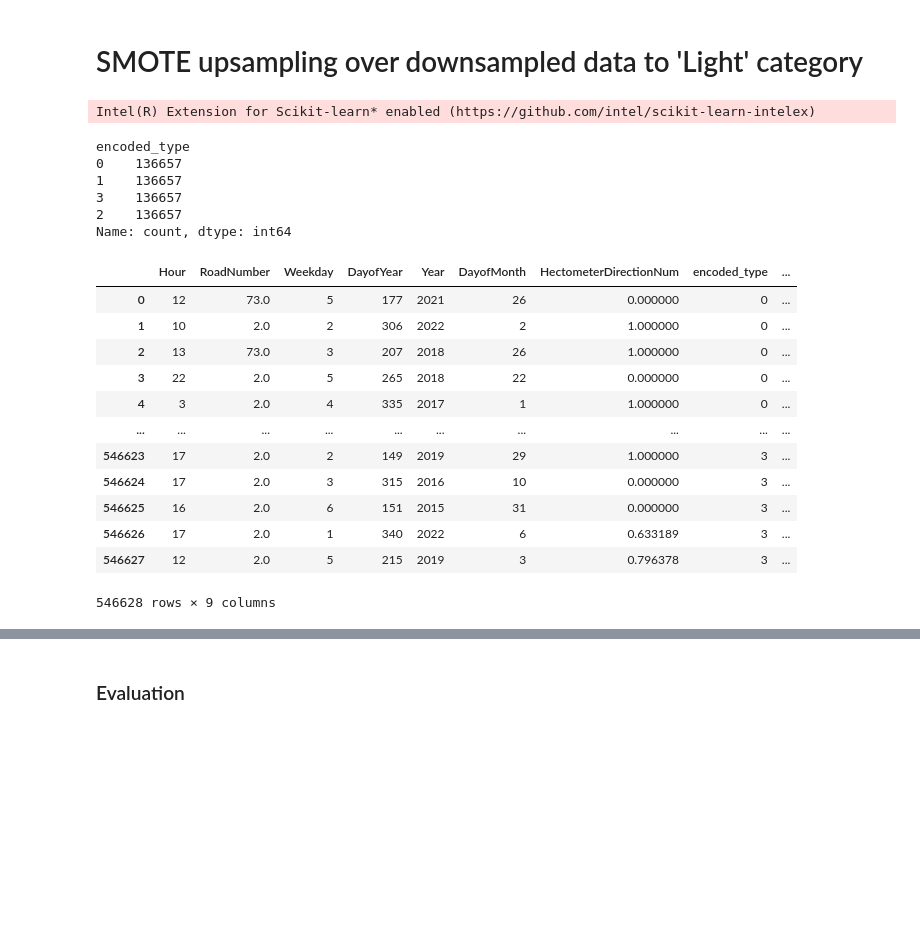
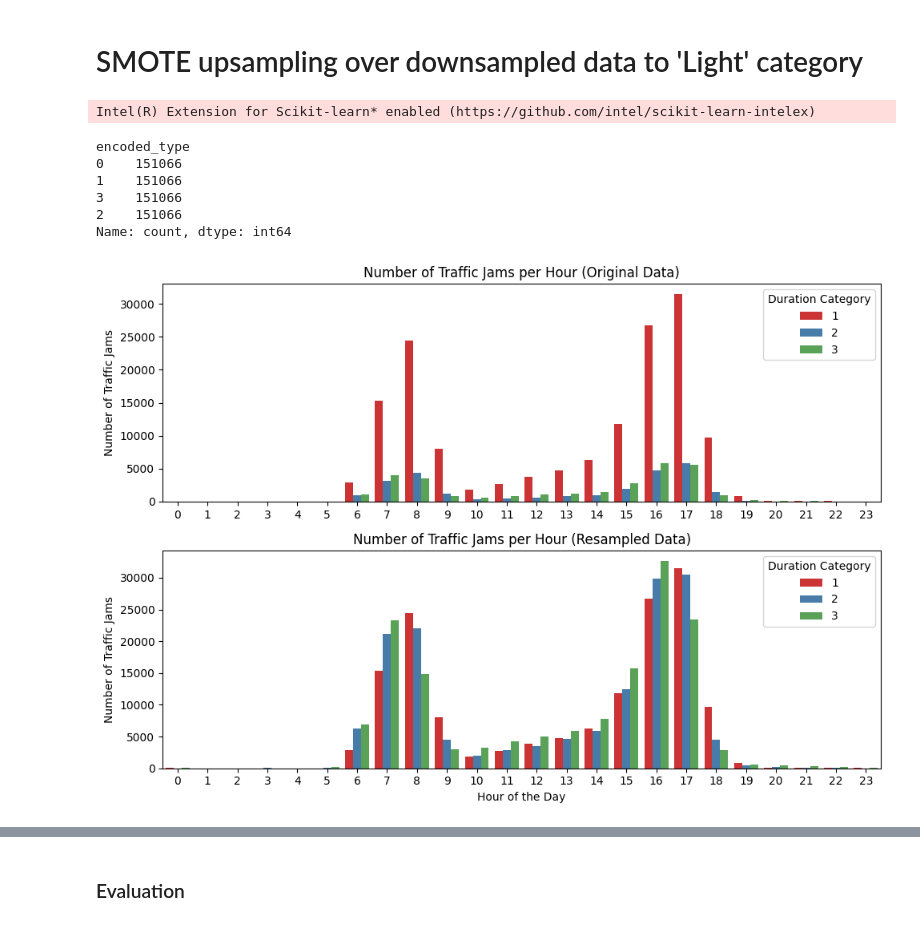
Before and after one commit to mhristev/TodayAI, a Jupyter notebook: MainFileNew.ipynb, the cells around one changed output, grey strips where cells are left out. Saved outputs shown, nothing was run; the diff lists cells and outputs as text; code cells hidden in the pictures; blank space fills up the shorter version.

Commit message:
Added missing months, simple inference and analysis graph of hourly distribution of resampled data

```diff
--- a/MainFileNew.ipynb
+++ b/MainFileNew.ipynb
@@ -1037,7 +1038,7 @@ heavy     155166
 Name: count, dtype: int64
 # %%
 #left calendar down sampling
-desired_size_per_class = 136657
+desired_size_per_class = 151066
 category_mapping = ['none', 'light', 'medium', 'heavy']
 categories_to_downsample = category_mapping[:2]
 downsampled_data = pd.concat([leftnew[leftnew['Duration Category'] == label].sample(n=desired_size_per_class, replace=False)
@@ -1098,34 +1099,32 @@ print(resampled_data[target].value_counts())
 # %% [output]
 Intel(R) Extension for Scikit-learn* enabled (https://github.com/intel/scikit-learn-intelex)
 encoded_type
-0    136657
-1    136657
-3    136657
-2    136657
+0    151066
+1    151066
+3    151066
+2    151066
 Name: count, dtype: int64
-# %%
-duration_category_map = {
-    0: "None",
-    1: "Light",
-    2: "Medium",
-    3: "Heavy"
-}
-
-# Add the new column 'Duration Category' using the map
-resampled_data['Duration Category'] = resampled_data['encoded_type'].map(duration_category_map)
-
-resampled_data
-# %% [output]
-|  | Hour | RoadNumber | Weekday | DayofYear | Year | DayofMonth | HectometerDirectionNum | encoded_type | ... |
-| 0 | 12 | 73.0 | 5 | 177 | 2021 | 26 | 0.000000 | 0 | ... |
-| 1 | 10 | 2.0 | 2 | 306 | 2022 | 2 | 1.000000 | 0 | ... |
-| 2 | 13 | 73.0 | 3 | 207 | 2018 | 26 | 1.000000 | 0 | ... |
-| 3 | 22 | 2.0 | 5 | 265 | 2018 | 22 | 0.000000 | 0 | ... |
-| 4 | 3 | 2.0 | 4 | 335 | 2017 | 1 | 1.000000 | 0 | ... |
-| ... | ... | ... | ... | ... | ... | ... | ... | ... | ... |
-| 546623 | 17 | 2.0 | 2 | 149 | 2019 | 29 | 1.000000 | 3 | ... |
-| 546624 | 17 | 2.0 | 3 | 315 | 2016 | 10 | 0.000000 | 3 | ... |
-| 546625 | 16 | 2.0 | 6 | 151 | 2015 | 31 | 0.000000 | 3 | ... |
-| 546626 | 17 | 2.0 | 1 | 340 | 2022 | 6 | 0.633189 | 3 | ... |
-| 546627 | 12 | 2.0 | 5 | 215 | 2019 | 3 | 0.796378 | 3 | ... |
-546628 rows × 9 columns
+# %%
+counts1 = leftnew[leftnew['encoded_type'] != 0].groupby(["Hour", "encoded_type"]).size().reset_index(name="Counts")
+counts2 = resampled_data[resampled_data['encoded_type'] != 0].groupby(["Hour", "encoded_type"]).size().reset_index(name="Counts")
+
+fig, (ax1, ax2) = plt.subplots(2, 1, figsize=(10, 7))
+
+#Original
+sns.barplot(x="Hour", y="Counts", hue="encoded_type", data=counts1, palette="Set1", ax=ax1)
+ax1.set_xlabel("")
+ax1.set_ylabel("Number of Traffic Jams")
+ax1.set_title("Number of Traffic Jams per Hour (Original Data)")
+ax1.legend(title="Duration Category")
+
+#Resampled
+sns.barplot(x="Hour", y="Counts", hue="encoded_type", data=counts2, palette="Set1", ax=ax2)
+ax2.set_xlabel("Hour of the Day")
+ax2.set_ylabel("Number of Traffic Jams")
+ax2.set_title("Number of Traffic Jams per Hour (Resampled Data)")
+ax2.legend(title="Duration Category")
+
+plt.tight_layout()
+plt.show()
+# %% [output]
+[figure, added]
```
Also changed, not shown: parts of 49 cells of this notebook, 1 other file.
